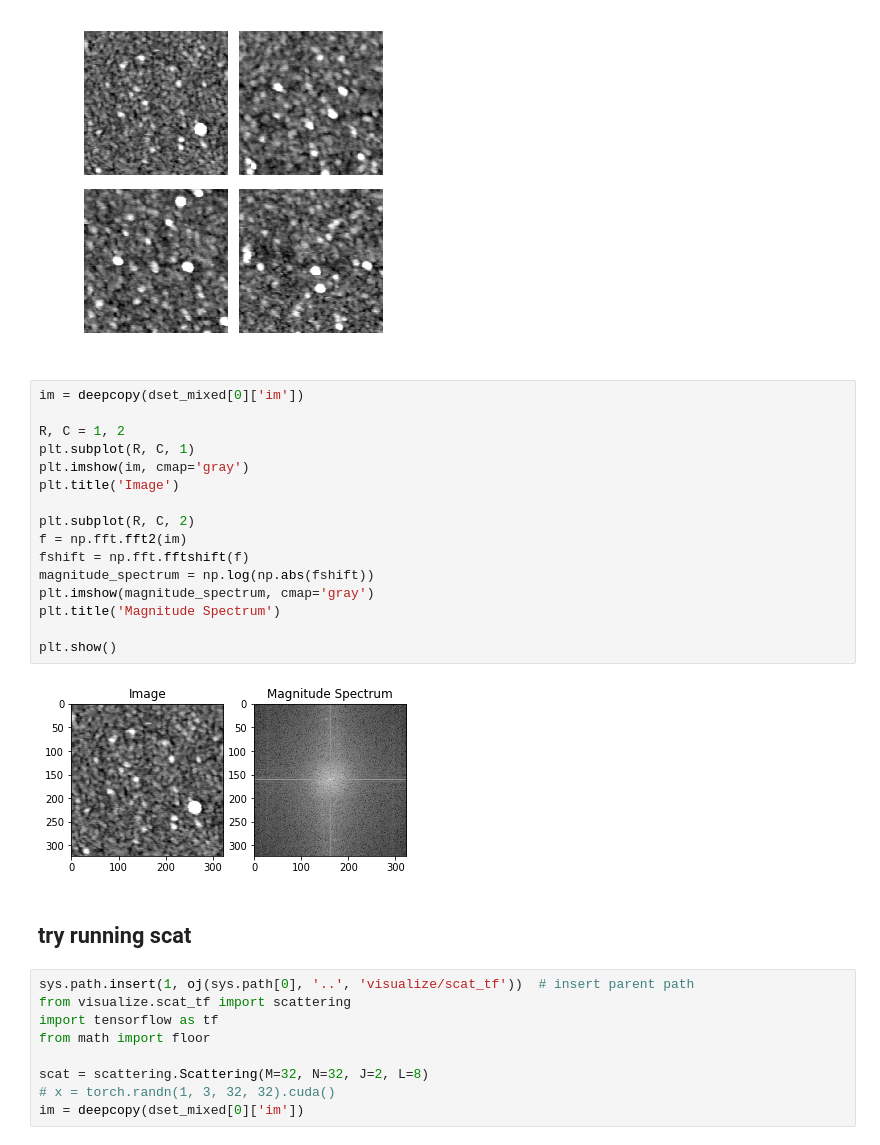
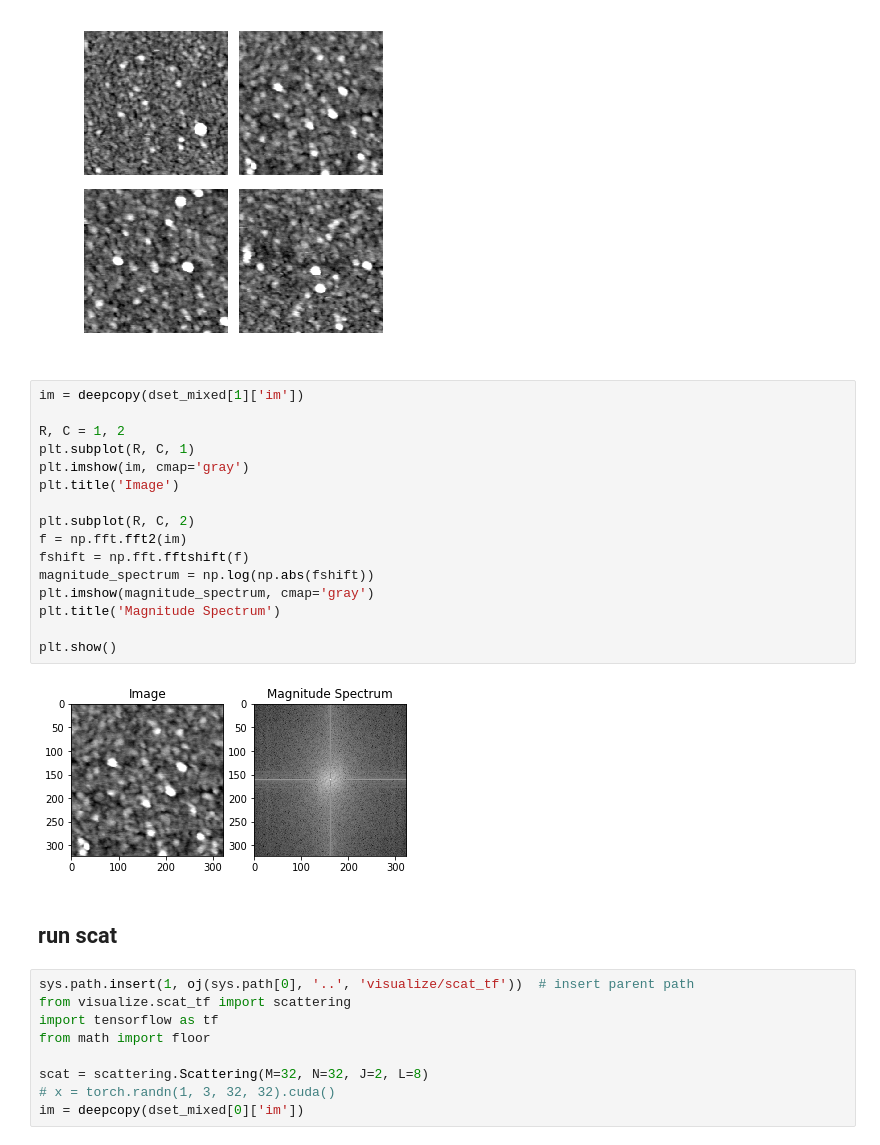
Before and after one commit to csinva/scattering-transform-experiments, a Jupyter notebook: nano_data/eda.ipynb, the cells around one changed output. Saved outputs shown, nothing was run; the diff lists cells and outputs as text.

```diff
--- a/nano_data/eda.ipynb
+++ b/nano_data/eda.ipynb
@@ -66,25 +84,25 @@ plt.show()
 # %% [output]
 [figure]
 # %%
-im = deepcopy(dset_mixed[0]['im'])
+im = deepcopy(dset_mixed[1]['im'])
 
 R, C = 1, 2
 plt.subplot(R, C, 1)
 plt.imshow(im, cmap='gray')
 plt.title('Image')
 
 plt.subplot(R, C, 2)
 f = np.fft.fft2(im)
 fshift = np.fft.fftshift(f)
 magnitude_spectrum = np.log(np.abs(fshift))
 plt.imshow(magnitude_spectrum, cmap='gray')
 plt.title('Magnitude Spectrum')
 
 plt.show()
 # %% [output]
-[figure, old version]
+[figure, new version]
 # %% [markdown]
-## try running scat
+## run scat
 # %%
 sys.path.insert(1, oj(sys.path[0], '..', 'visualize/scat_tf'))  # insert parent path
 from visualize.scat_tf import scattering
```
Also changed, not shown: parts of 3 cells of this notebook, 1 other file.
